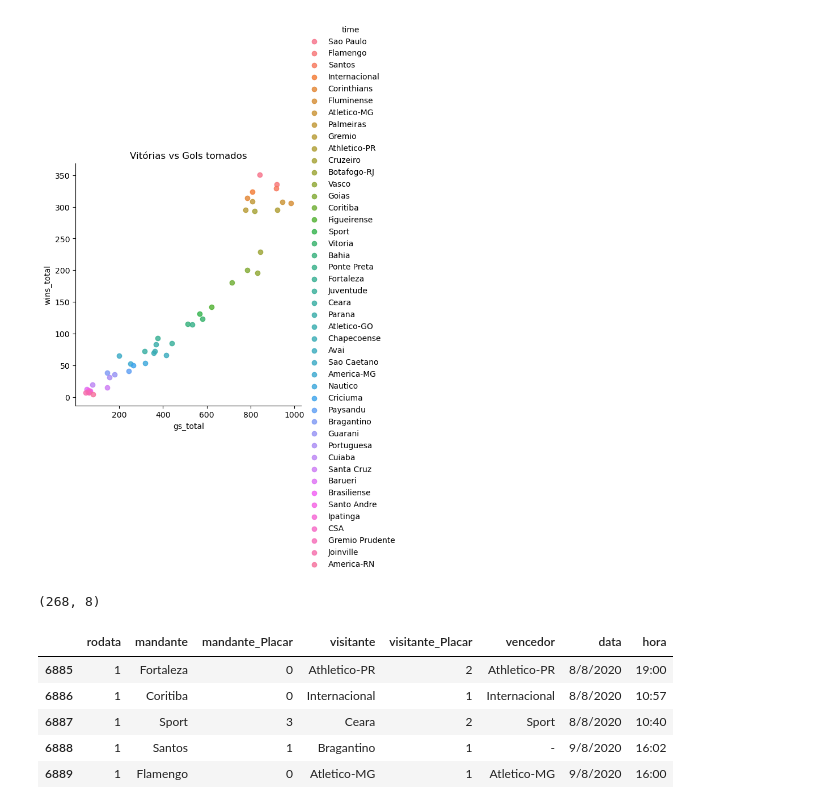
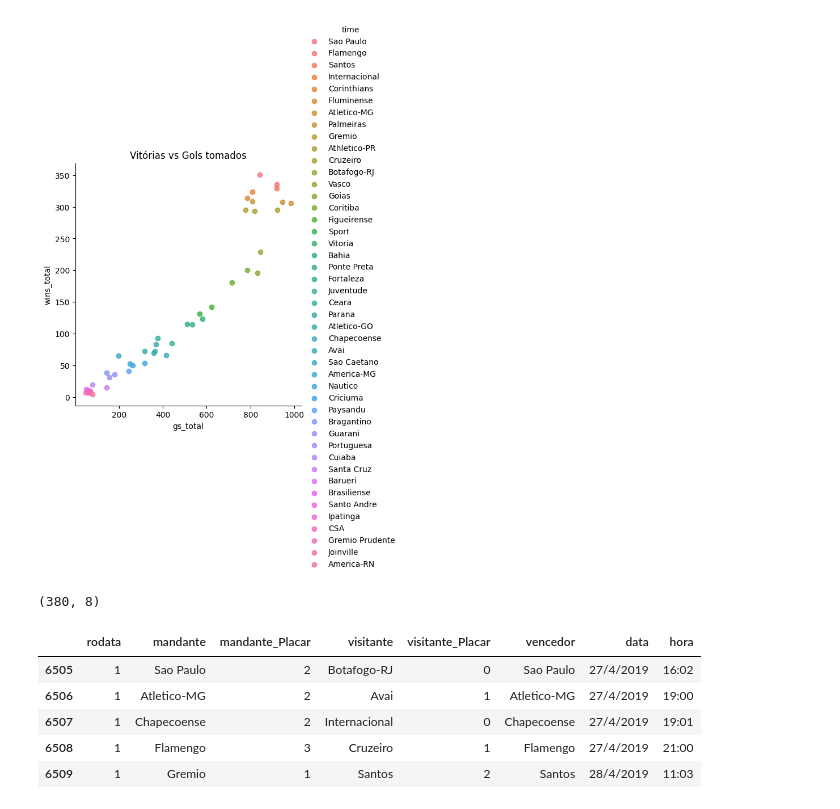
Before and after one commit to gabriel-arrvda/ac2-padroes, a Jupyter notebook: brasileirao.ipynb, the cells around one changed output. Drawn from its saved outputs; the diff is of its cells as text; code cells hidden in the pictures.

```diff
--- a/brasileirao.ipynb
+++ b/brasileirao.ipynb
@@ -324,14 +325,14 @@ plt.show()
 # %% [output]
 [figure]
 # %%
-gamesDf_2020 = gamesDf.loc[gamesDf['data'].str.contains('2020')]
-print(gamesDf_2020.shape)
-gamesDf_2020.head()
+gamesDf_2019 = gamesDf.loc[gamesDf['data'].str.contains('2019')]
+print(gamesDf_2019.shape)
+gamesDf_2019.head()
 # %% [output]
-(268, 8)
+(380, 8)
 |  | rodata | mandante | mandante_Placar | visitante | visitante_Placar | vencedor | data | hora |
-| 6885 | 1 | Fortaleza | 0 | Athletico-PR | 2 | Athletico-PR | 8/8/2020 | 19:00 |
-| 6886 | 1 | Coritiba | 0 | Internacional | 1 | Internacional | 8/8/2020 | 10:57 |
-| 6887 | 1 | Sport | 3 | Ceara | 2 | Sport | 8/8/2020 | 10:40 |
-| 6888 | 1 | Santos | 1 | Bragantino | 1 | - | 9/8/2020 | 16:02 |
-| 6889 | 1 | Flamengo | 0 | Atletico-MG | 1 | Atletico-MG | 9/8/2020 | 16:00 |
+| 6505 | 1 | Sao Paulo | 2 | Botafogo-RJ | 0 | Sao Paulo | 27/4/2019 | 16:02 |
+| 6506 | 1 | Atletico-MG | 2 | Avai | 1 | Atletico-MG | 27/4/2019 | 19:00 |
+| 6507 | 1 | Chapecoense | 2 | Internacional | 0 | Chapecoense | 27/4/2019 | 19:01 |
+| 6508 | 1 | Flamengo | 3 | Cruzeiro | 1 | Flamengo | 27/4/2019 | 21:00 |
+| 6509 | 1 | Gremio | 1 | Santos | 2 | Santos | 28/4/2019 | 11:03 |
```
Also changed, not shown: parts of 14 cells of this notebook.
